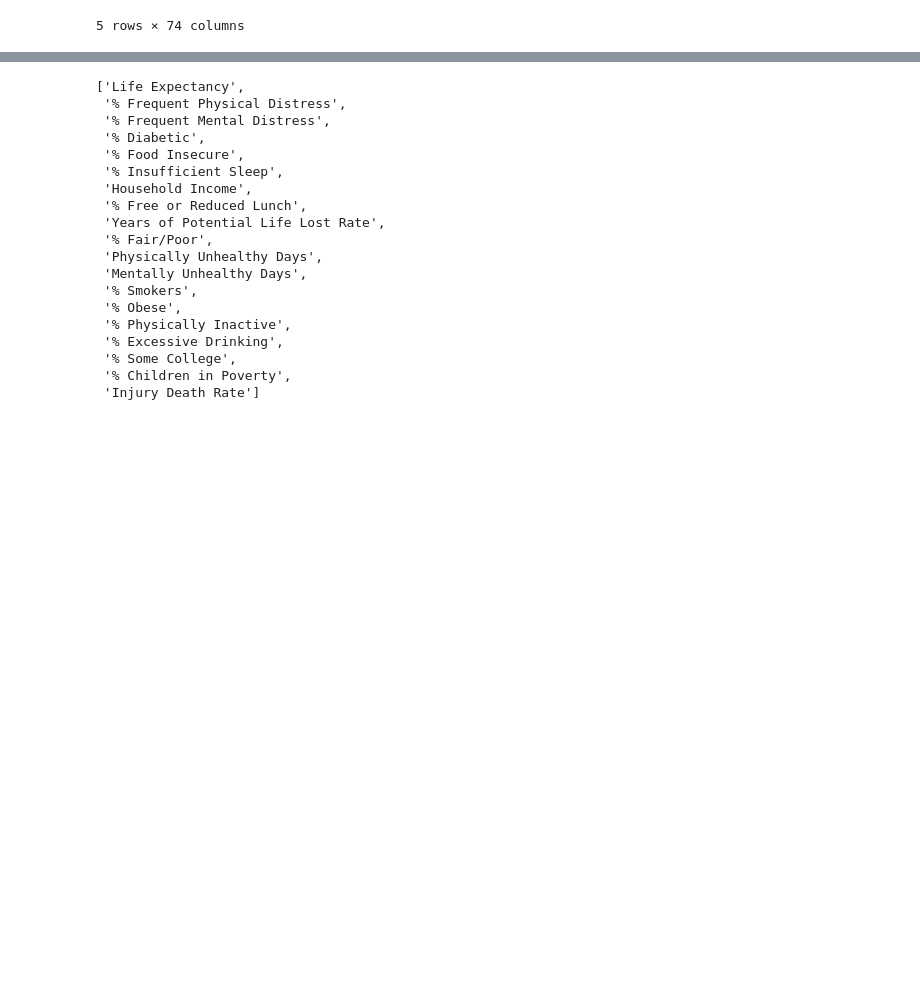
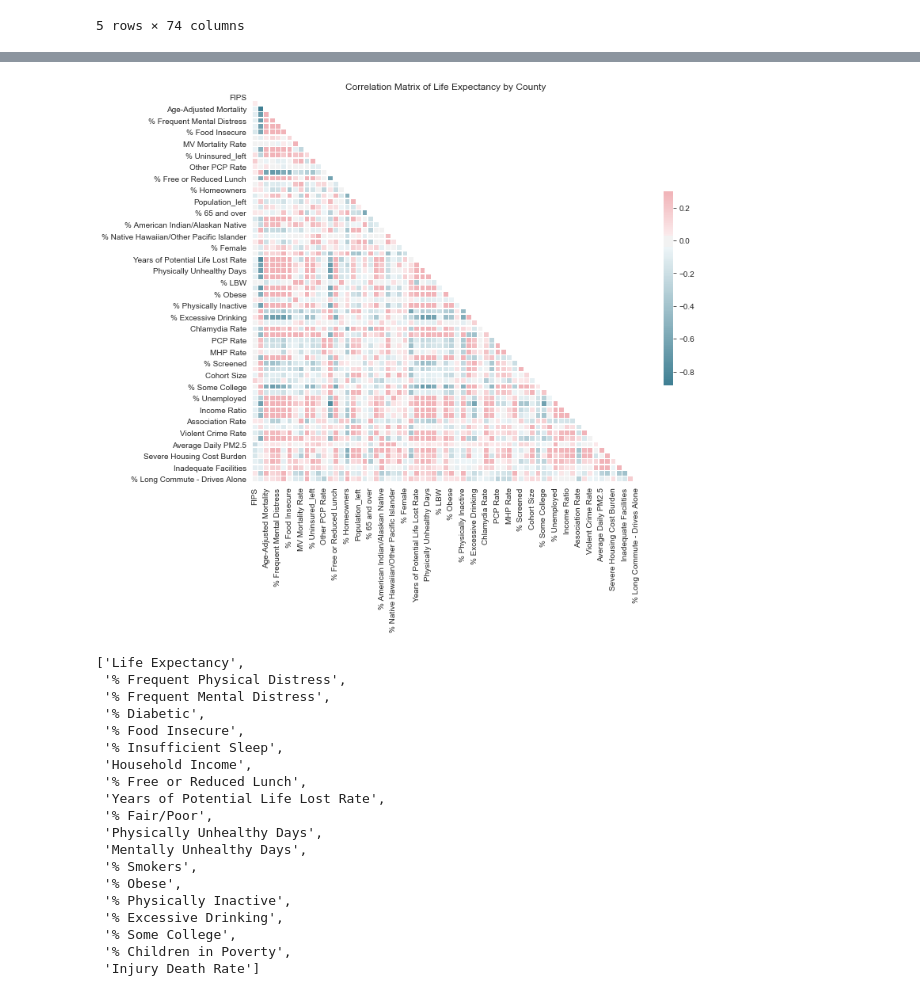
Before and after one commit to kaanbursa/Health_Advisory_for_Insurance, a Jupyter notebook: Final.ipynb, the cells around one changed output, grey strips where cells are left out. Drawn from its saved outputs; the diff is of its cells as text; code cells hidden in the pictures; blank space fills up the shorter version.

```diff
--- a/Final.ipynb
+++ b/Final.ipynb
@@ -95,3 +124,7 @@ final_df.head()
+# %%
+utils.corr_matrix(final_df)
+# %% [output]
+[figure, added]
 # %%
 nul_cols = []
 for col in final_df.columns:
```
Also changed, not shown: parts of 14 cells of this notebook, 1 other file.
